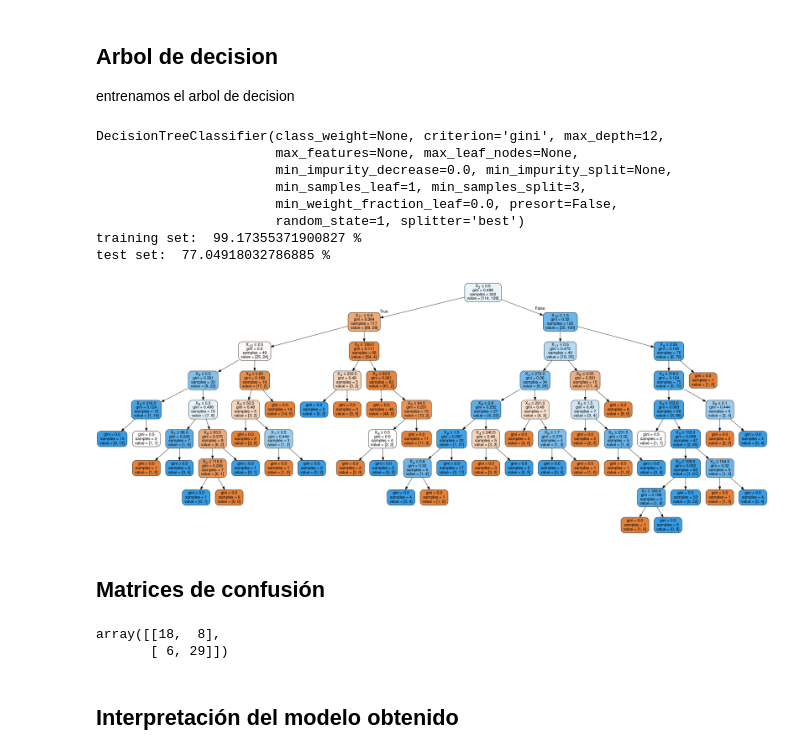
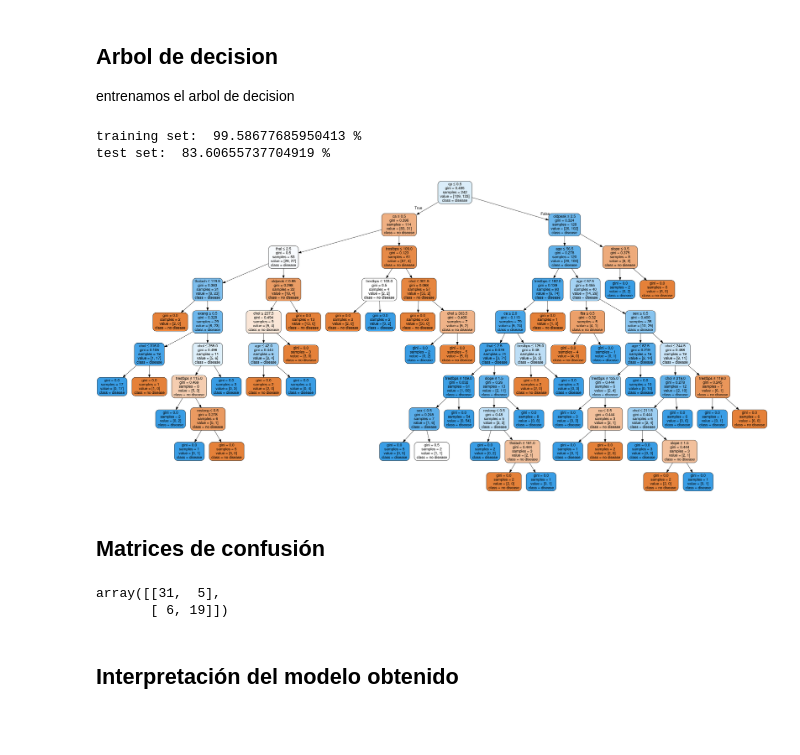
Before and after one commit to emyesme/HeartDiseaseDT-NB-NN, a Jupyter notebook: IA.ipynb, the cells around one changed output. Saved outputs shown, nothing was run; the diff lists cells and outputs as text; code cells hidden in the pictures; blank space fills up the shorter version.

Commit message:
informacion adicional añadida al arbol de decision

```diff
--- a/IA.ipynb
+++ b/IA.ipynb
@@ -238,45 +237,48 @@ print(testX.shape, testY.shape)
 entrenamos el arbol de decision
 # %%
 #Control overfitting by setting "max_depth" to 10 and "min_samples_split" to 5 : my_tree_two
-model1 = tree.DecisionTreeClassifier(max_depth = 12, min_samples_split = 3, random_state = 1)
+model1 = tree.DecisionTreeClassifier(max_depth = 10, min_samples_split = 3, random_state = 1)
 model1 = model1.fit(trainX, trainY)
 
 #Print the score on the train data
 print("training set: ", model1.score(trainX, trainY)*100, "%")
 #Print the score on the test data
 print("test set: ", model1.score(testX, testY)*100, "%")
+
+#The accuracy on each dataset can be calculated as follow
+#predY = model1.predict(testX)
+#print("Accuracy: ", metrics.accuracy_score(testY, predY)*100, "%")
+
 
 #tree.plot_tree(model1)
 
 from sklearn.externals.six import StringIO
 from IPython.display import Image
 from sklearn.tree import export_graphviz
 import pydotplus
 
 
 dot_data = StringIO()
-export_graphviz(model1, out_file=dot_data,
-                filled=True, rounded=True,
+export_graphviz(model1,
+                out_file=dot_data,
+                filled=True,
+                rounded=True,
+                feature_names = list(dataset.columns[:13]),
+                class_names = ['no disease','disease'],
                 special_characters=True)
 graph = pydotplus.graph_from_dot_data(dot_data.getvalue())
 Image(graph.create_png())
 # %% [output]
-DecisionTreeClassifier(class_weight=None, criterion='gini', max_depth=12,
-                       max_features=None, max_leaf_nodes=None,
-                       min_impurity_decrease=0.0, min_impurity_split=None,
-                       min_samples_leaf=1, min_samples_split=3,
-                       min_weight_fraction_leaf=0.0, presort=False,
-                       random_state=1, splitter='best')
-training set:  99.17355371900827 %
-test set:  77.04918032786885 %
+training set:  99.58677685950413 %
+test set:  83.60655737704919 %
-[figure, old version]
+[figure, new version]
 # %% [markdown]
 ## Matrices de confusión
 # %%
 confusion_matrix(model1.predict(testX), testY)
 # %% [output]
-array([[18,  8],
-       [ 6, 29]])
+array([[31,  5],
+       [ 6, 19]])
 # %% [markdown]
 ## Interpretación del modelo obtenido
 # %% [markdown]
```
Also changed, not shown: parts of 4 cells of this notebook, 1 other file.
